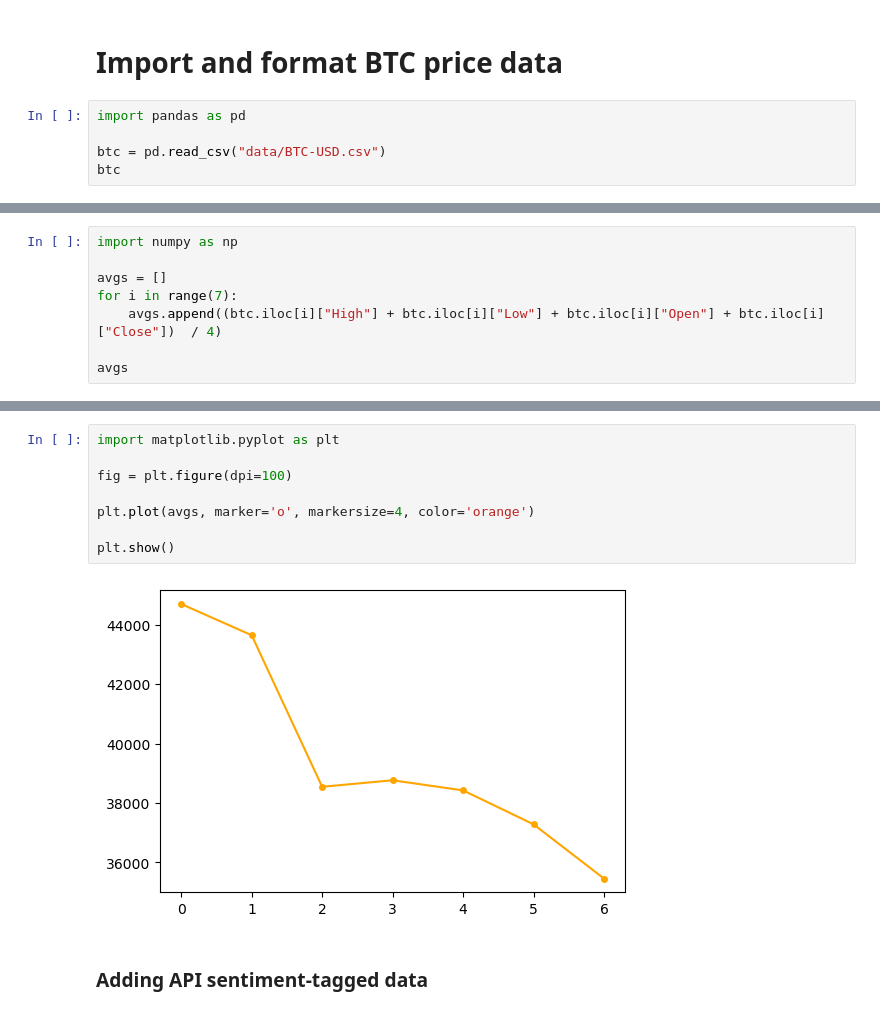
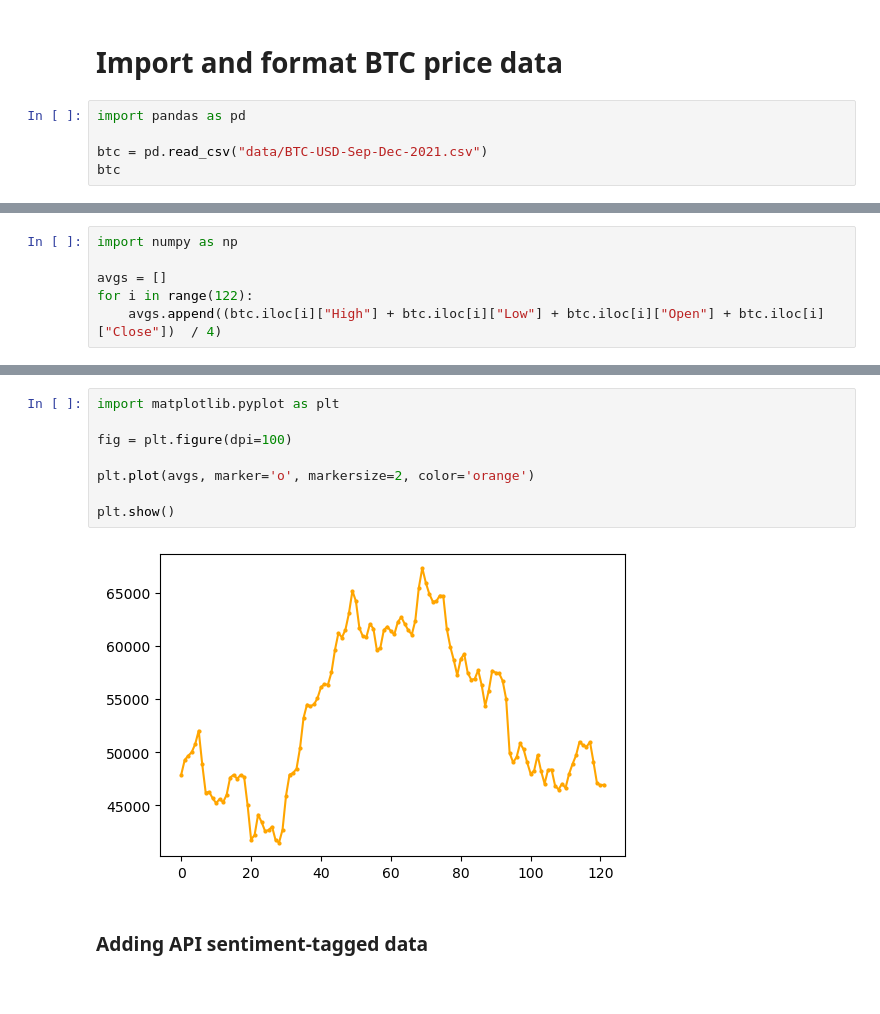
Before and after one commit to joshbrook/BTC-Sentiment-Analysis, a Jupyter notebook: graphing.ipynb, the cells around one changed output, grey strips where cells are left out. Cells and saved outputs as stored; diff of their text form.

```diff
--- a/graphing.ipynb
+++ b/graphing.ipynb
@@ -3,7 +3,7 @@
 # %%
 import pandas as pd
 
-btc = pd.read_csv("data/BTC-USD.csv")
+btc = pd.read_csv("data/BTC-USD-Sep-Dec-2021.csv")
 btc
 # %% [output]
 |  | Date | Open | High | Low | Close | Adj Close | Volume |
@@ -18,7 +23,5 @@ btc
 import numpy as np
 
 avgs = []
-for i in range(7):
+for i in range(122):
     avgs.append((btc.iloc[i]["High"] + btc.iloc[i]["Low"] + btc.iloc[i]["Open"] + btc.iloc[i]["Close"])  / 4)
-
-avgs
@@ -33,13 +28,13 @@ avgs
 # %%
 import matplotlib.pyplot as plt
 
 fig = plt.figure(dpi=100)
 
-plt.plot(avgs, marker='o', markersize=4, color='orange')
+plt.plot(avgs, marker='o', markersize=2, color='orange')
 
 plt.show()
 # %% [output]
-[figure, old version]
+[figure, new version]
 # %% [markdown]
 ### Adding API sentiment-tagged data
 # %%
```
Also changed, not shown: parts of 4 cells of this notebook, 1 other file.
